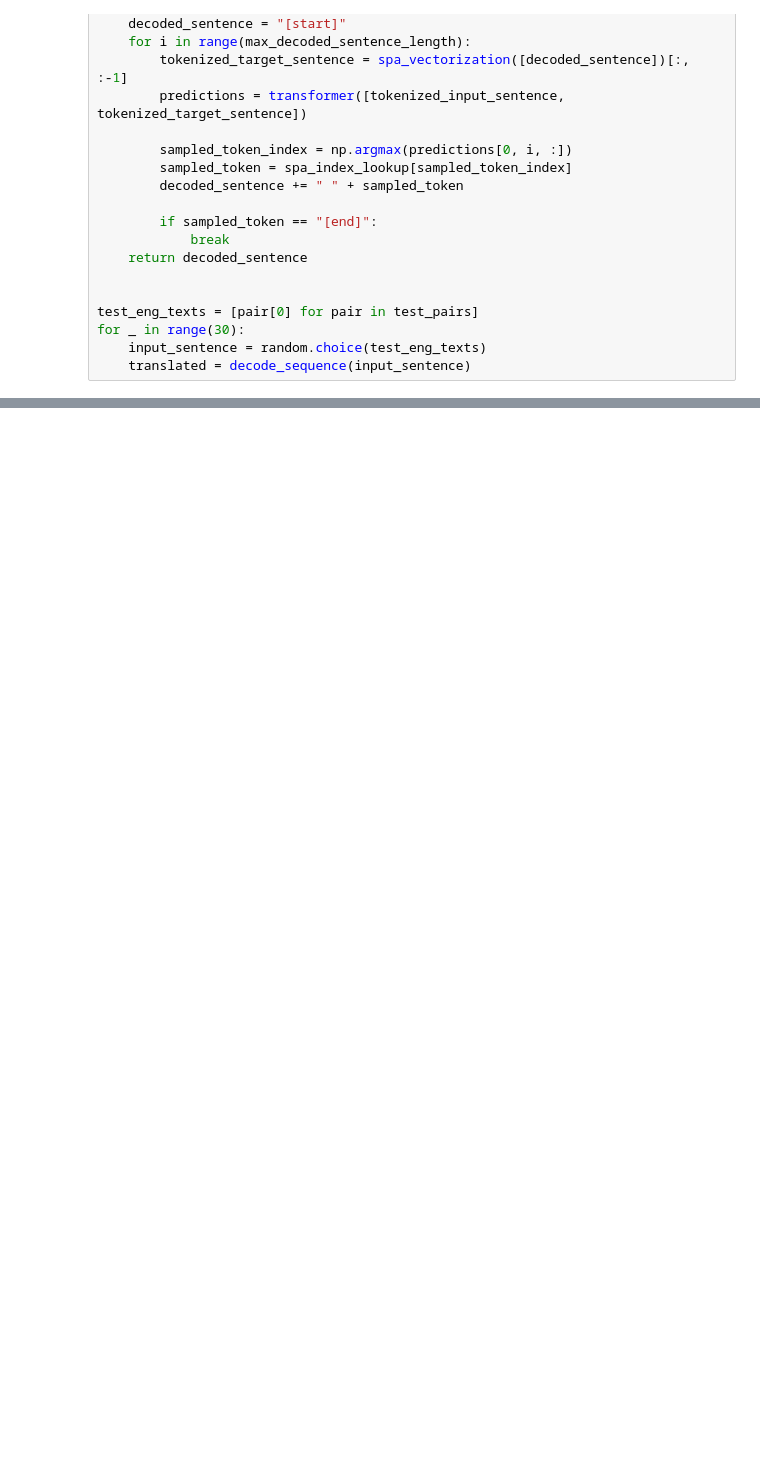
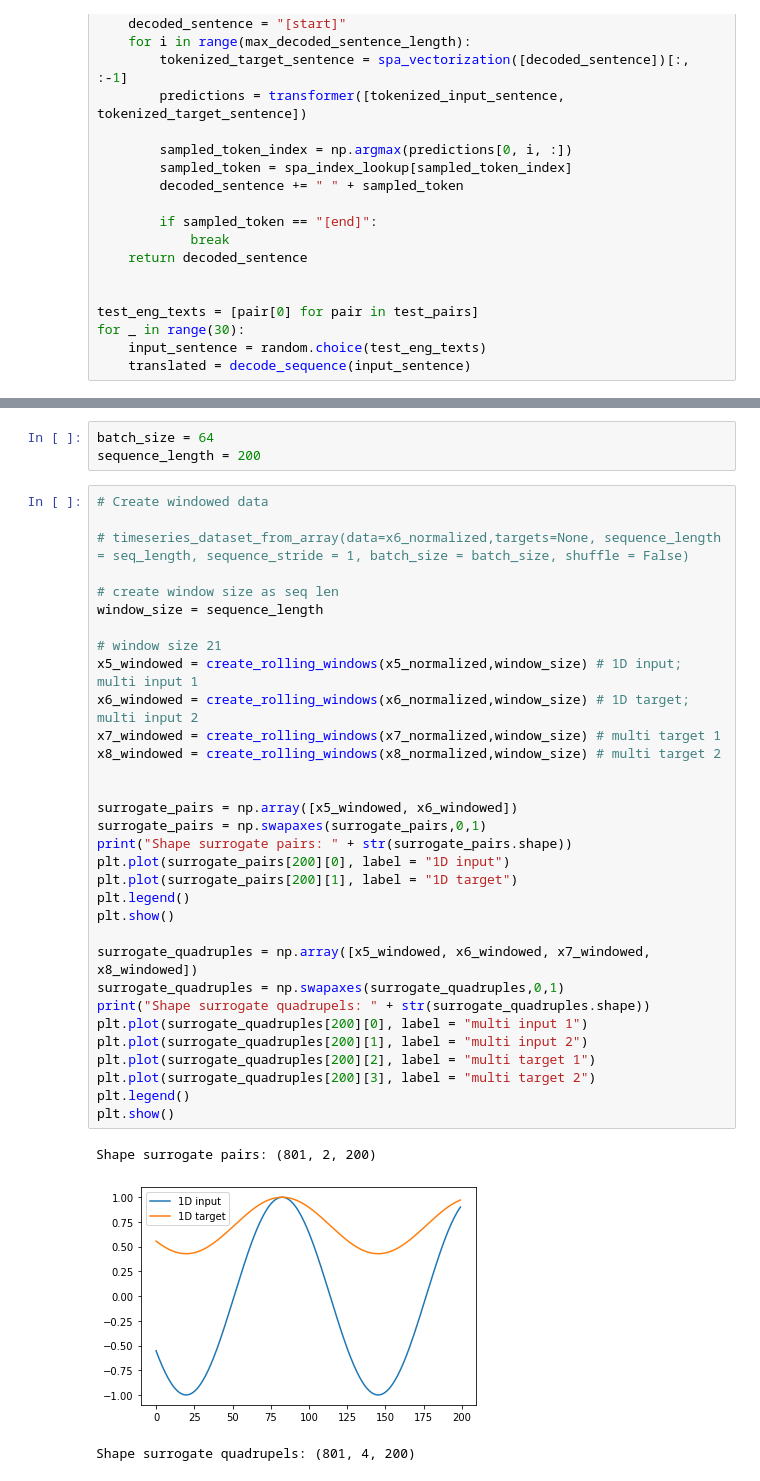
Before and after one commit to StefB4/Head2Eye, a Jupyter notebook: Seq2Seq-Transformer-TimeSeries.ipynb, the cells around one changed output, grey strips where cells are left out. Cells and saved outputs as stored; diff of their text form; blank space fills up the shorter version.

```diff
--- a/Seq2Seq-Transformer-TimeSeries.ipynb
+++ b/Seq2Seq-Transformer-TimeSeries.ipynb
@@ -560,0 +614,39 @@ for _ in range(30):
+# %%
+batch_size = 64
+sequence_length = 200
+# %%
+# Create windowed data
+
+# timeseries_dataset_from_array(data=x6_normalized,targets=None, sequence_length = seq_length, sequence_stride = 1, batch_size = batch_size, shuffle = False)
+
+# create window size as seq len
+window_size = sequence_length
+
+# window size 21
+x5_windowed = create_rolling_windows(x5_normalized,window_size) # 1D input; multi input 1
+x6_windowed = create_rolling_windows(x6_normalized,window_size) # 1D target; multi input 2
+x7_windowed = create_rolling_windows(x7_normalized,window_size) # multi target 1
+x8_windowed = create_rolling_windows(x8_normalized,window_size) # multi target 2
+
+
+surrogate_pairs = np.array([x5_windowed, x6_windowed])
+surrogate_pairs = np.swapaxes(surrogate_pairs,0,1)
+print("Shape surrogate pairs: " + str(surrogate_pairs.shape))
+plt.plot(surrogate_pairs[200][0], label = "1D input")
+plt.plot(surrogate_pairs[200][1], label = "1D target")
+plt.legend()
+plt.show()
+
+surrogate_quadruples = np.array([x5_windowed, x6_windowed, x7_windowed, x8_windowed])
+surrogate_quadruples = np.swapaxes(surrogate_quadruples,0,1)
+print("Shape surrogate quadrupels: " + str(surrogate_quadruples.shape))
+plt.plot(surrogate_quadruples[200][0], label = "multi input 1")
+plt.plot(surrogate_quadruples[200][1], label = "multi input 2")
+plt.plot(surrogate_quadruples[200][2], label = "multi target 1")
+plt.plot(surrogate_quadruples[200][3], label = "multi target 2")
+plt.legend()
+plt.show()
+# %% [output]
+Shape surrogate pairs: (801, 2, 200)
+[figure, added]
+Shape surrogate quadrupels: (801, 4, 200)
```
Also changed, not shown: parts of 34 cells of this notebook, 16 other files.
